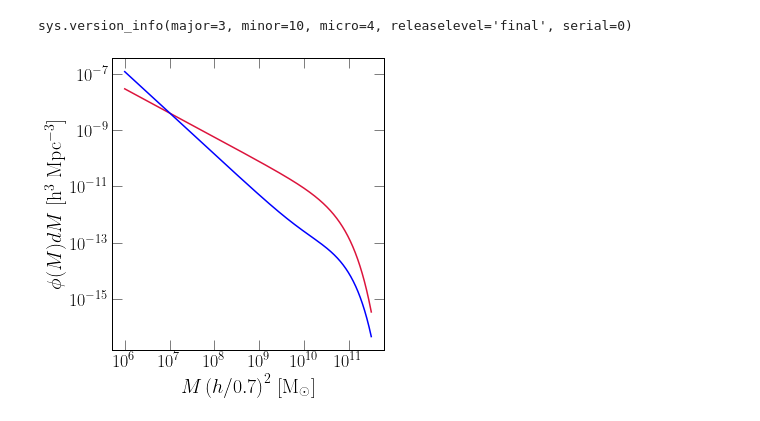
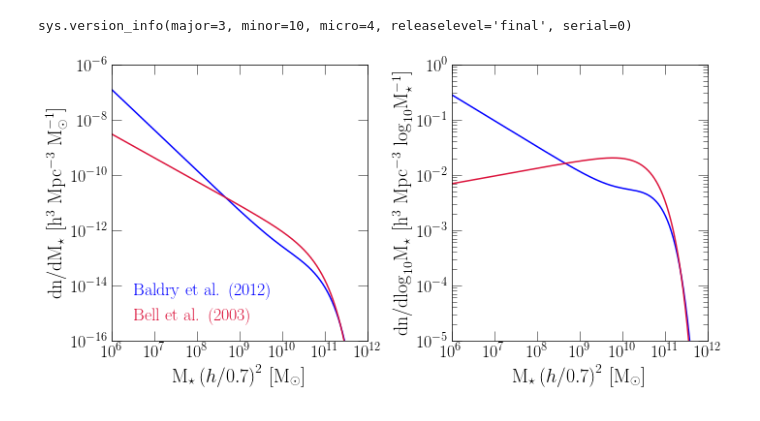
Before and after one commit to giganano/iarates, a Jupyter notebook: notebooks/smfs.ipynb, the cells around one changed output. Cells and saved outputs as stored; diff of their text form; code cells hidden in the pictures.

```diff
--- a/notebooks/smfs.ipynb
+++ b/notebooks/smfs.ipynb
@@ -10,31 +11,50 @@ print(sys.version_info)
 # %% [output]
 sys.version_info(major=3, minor=10, micro=4, releaselevel='final', serial=0)
 # %%
-fig = plt.figure()
-ax = fig.add_subplot(111)
-ax.set_xscale("log")
-ax.set_yscale("log")
-ax.set_xlabel(r"$M\left(h/0.7\right)^2$ [M$_\odot$]")
-ax.set_ylabel(r"$\phi(M)dM$ [h$^3$ Mpc$^{-3}$]")
+fig = plt.figure(figsize = (10, 5))
+axes = []
+for i in range(2):
+    axes.append(fig.add_subplot(121 + i))
+    axes[i].set_xlabel(r"M$_\star\left(h/0.7\right)^2$ [M$_\odot$]")
+    axes[i].set_xscale("log")
+    axes[i].set_yscale("log")
+    axes[i].set_xlim([1e6, 1e12])
+    axes[i].set_xticks([10**_ for _ in range(6, 13)])
+axes[0].set_ylim([1e-16, 1e-6])
+axes[1].set_ylim([1.e-5, 1])
+axes[0].set_ylabel(r"dn/dM$_\star$ [h$^3$ Mpc$^{-3}$ M$_\odot^{-1}$]")
+axes[1].set_ylabel(r"dn/d$\log_{10}$M$_\star$ [h$^3$ Mpc$^{-3}$ $\log_{10}$M$_\star^{-1}$]")
 
 kwargs = {
-    "c": named_colors()["crimson"],
-    "label": "Bell et al. (2003)"
+    "c": named_colors()["blue"],
+    "label": "Baldry et al. (2012)"
 }
-xvals = np.logspace(6, 11.5, 1001)
-# yvals = (len(xvals) - 1) * [0.]
-# for i in range(len(yvals)): yvals[i] = bell03(xvals[i]) * (xvals[i + 1] - xvals[i])
+xvals = np.logspace(6, 12, 1001)
+yvals = [baldry12(_) for _ in xvals]
+axes[0].plot(xvals, yvals, **kwargs)
+yvals = [_ * np.log(10) * baldry12(_) for _ in xvals]
+axes[1].plot(xvals, yvals, **kwargs)
+
+
+kwargs["c"] = named_colors()["crimson"]
+kwargs["label"] = "Bell et al. (2003)"
 yvals = [bell03(_) for _ in xvals]
-ax.plot(xvals, yvals, **kwargs)
+axes[0].plot(xvals, yvals, **kwargs)
+yvals = [_ * np.log(10) * bell03(_) for _ in xvals]
+axes[1].plot(xvals, yvals, **kwargs)
 
-kwargs["c"] = named_colors()["blue"]
-kwargs["label"] = "Baldry et al. (2012)"
-# for i in range(len(yvals)): yvals[i] = baldry12(xvals[i]) * (xvals[i + 1] - xvals[i])
-yvals = [baldry12(_) for _ in xvals]
-ax.plot(xvals, yvals, **kwargs)
+kwargs = {
+    "loc": mpl_loc("lower left"),
+    "handlelength": 0
+}
+leg = axes[0].legend(**kwargs)
+fancy_legend(leg, ["blue", "crimson"])
 
 plt.tight_layout()
-ax.set_xticks([10**_ for _ in [6, 7, 8, 9, 10, 11]])
+for ext in ["pdf", "jpeg"]:
+    kwargs = {}
+    if ext == "jpeg": kwargs["dpi"] = 200
+    plt.savefig("./smfs.%s" % (ext), **kwargs)
 plt.show()
 # %% [output]
-[figure, old version]
+[figure, new version]
```
Also changed, not shown: parts of 3 cells of this notebook, 52 other files.
